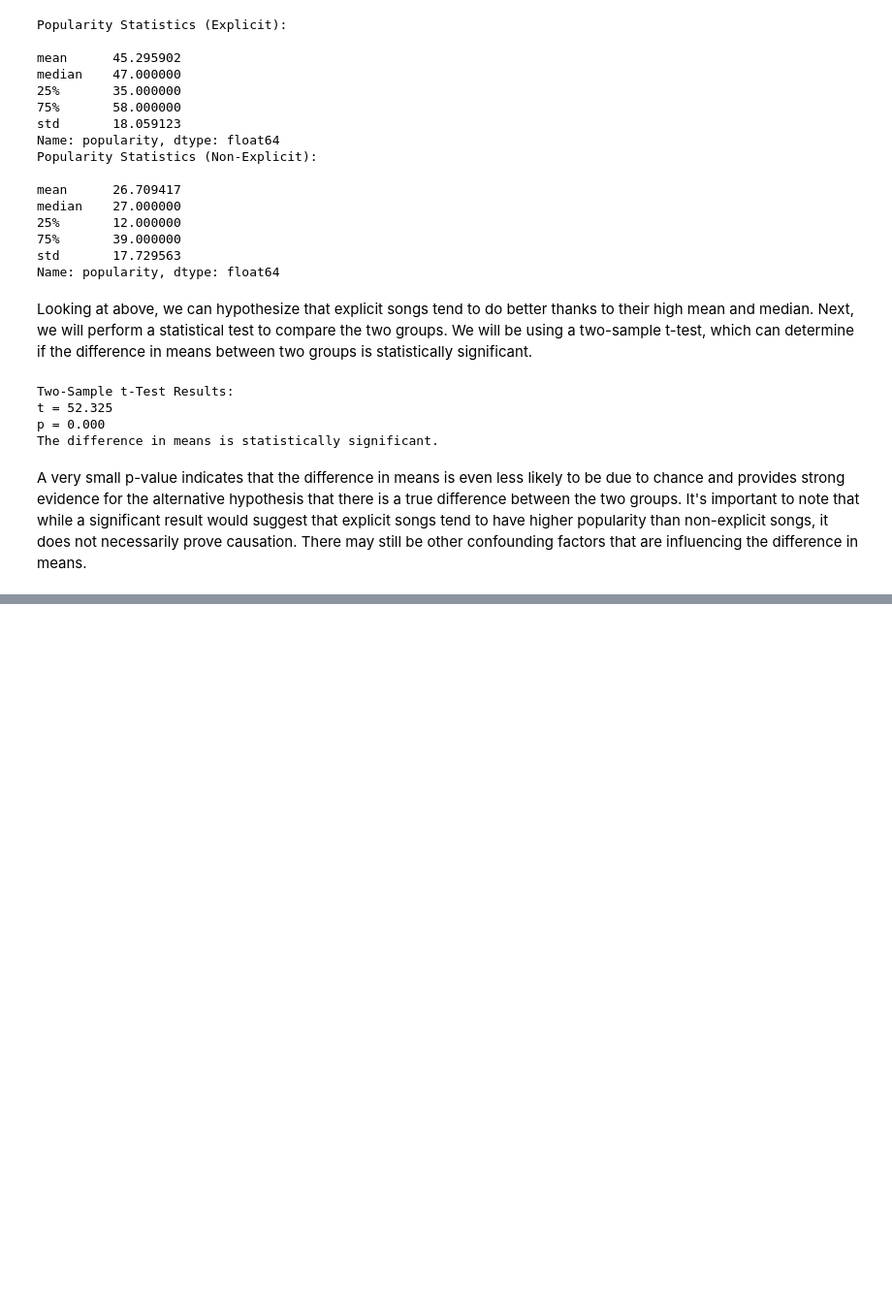
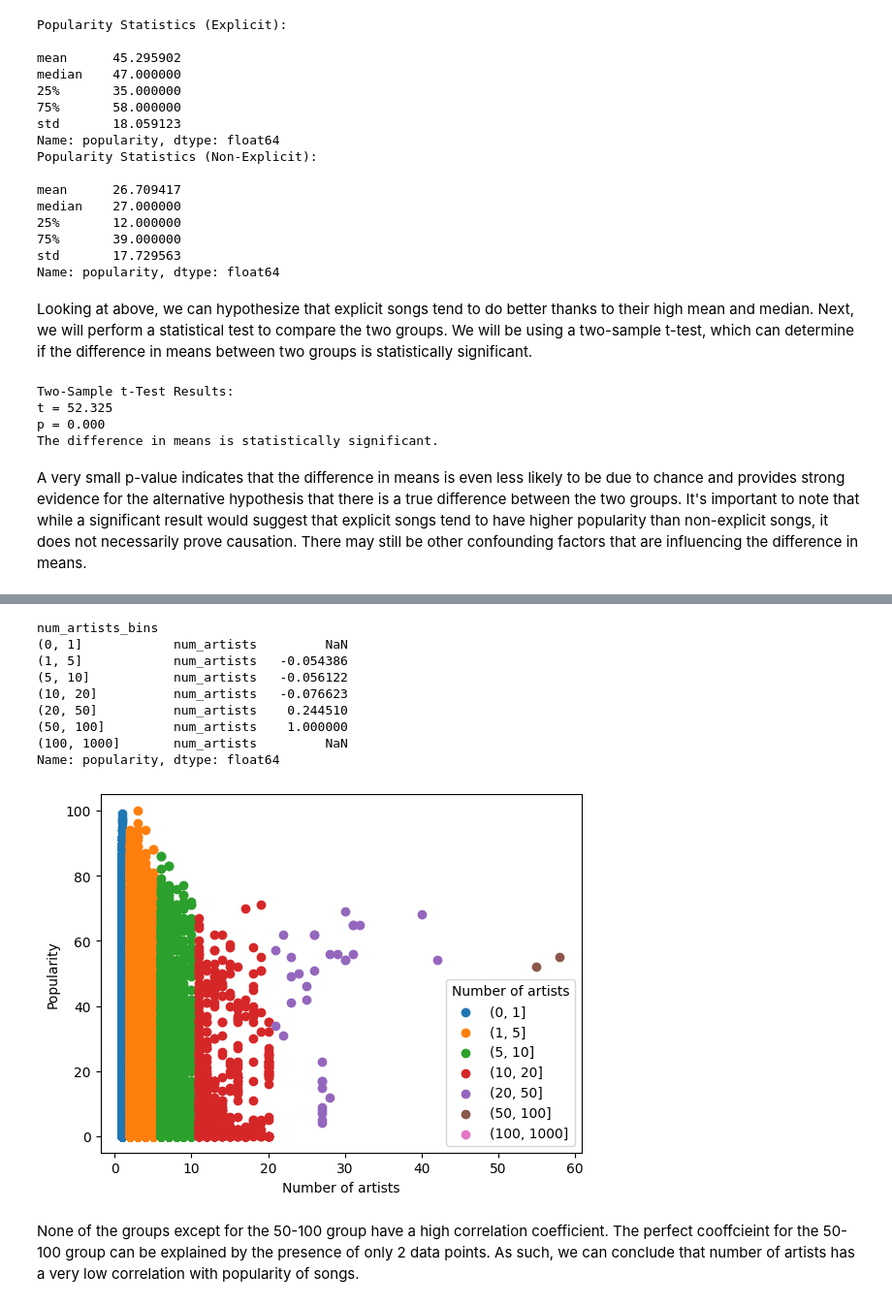
Before and after one commit to ayushmandixit2000/DSAI-Project, a Jupyter notebook: TracksAnalysis.ipynb, the cells around one changed output, grey strips where cells are left out. Shown at 97% size. Saved outputs shown, nothing was run; the diff lists cells and outputs as text; code cells hidden in the pictures; blank space fills up the shorter version.

```diff
--- a/TracksAnalysis.ipynb
+++ b/TracksAnalysis.ipynb
@@ -307,0 +346,27 @@ A very small p-value indicates that the difference in means is even less likely
+# %%
+bins = [0, 1, 2, 5, 10, 20, 50, 100, 1000]
+df['num_artists_bins'] = pd.cut(df['num_artists'], bins=bins)
+
+grouped = df.groupby('num_artists_bins')
+corr_df = grouped[['num_artists', 'popularity']].corr().iloc[0::2,-1]
+print(corr_df)
+for name, group in grouped:
+    plt.scatter(group['num_artists'], group['popularity'], label=name)
+
+plt.legend(title='Number of artists')
+plt.xlabel('Number of artists')
+plt.ylabel('Popularity')
+plt.show()
+# %% [output]
+num_artists_bins
+(0, 1]            num_artists         NaN
+(1, 5]            num_artists   -0.054386
+(5, 10]           num_artists   -0.056122
+(10, 20]          num_artists   -0.076623
+(20, 50]          num_artists    0.244510
+(50, 100]         num_artists    1.000000
+(100, 1000]       num_artists         NaN
+Name: popularity, dtype: float64
+[figure, added]
+# %% [markdown]
+None of the groups except for the 50-100 group have a high correlation coefficient. The perfect cooffcieint for the 50-100 group can be explained by the presence of only 2 data points. As such, we can conclude that number of artists has a very low correlation with popularity of songs.
```
Also changed, not shown: parts of 6 cells of this notebook.
